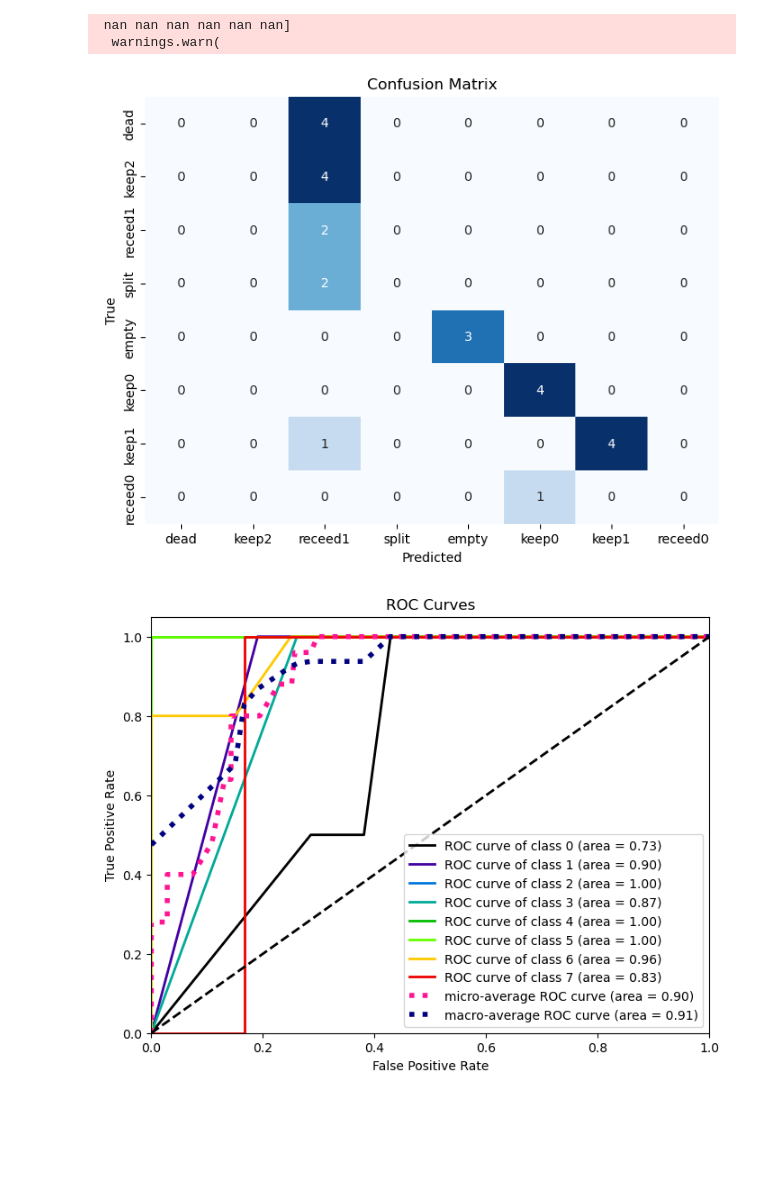
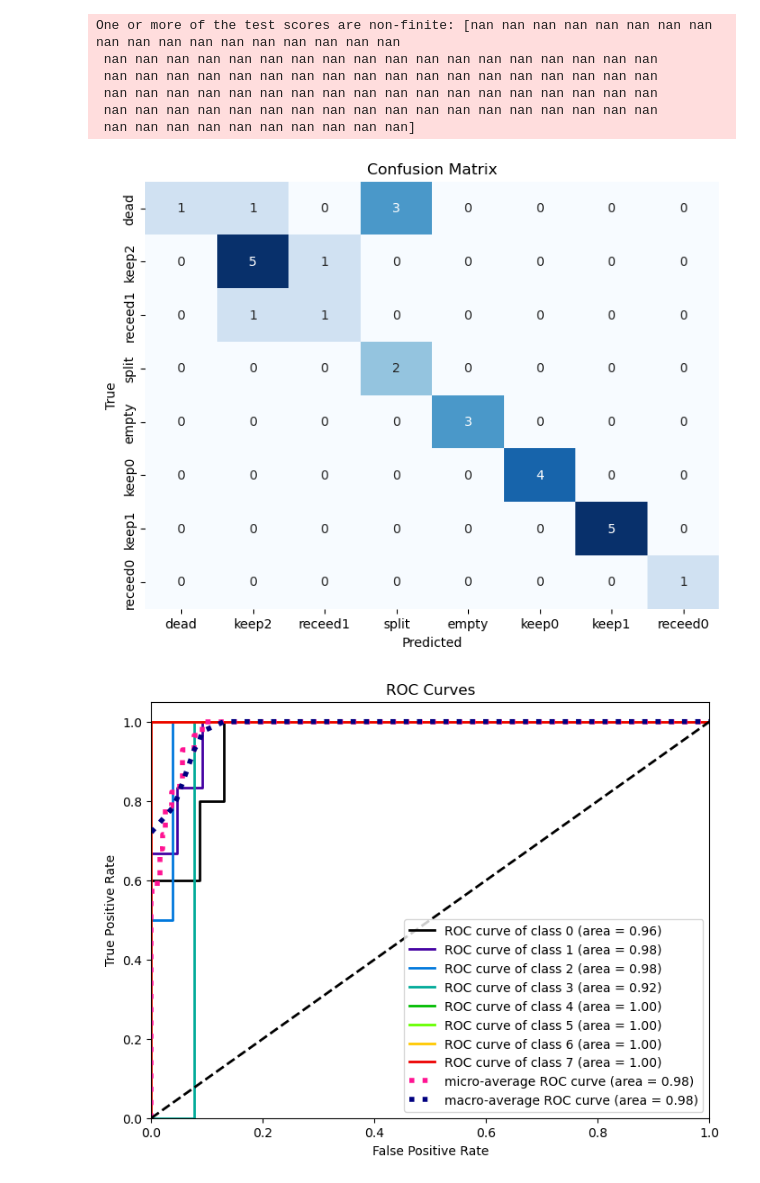
Before and after one commit to lguertle/organoids-project, a Jupyter notebook: notebooks/Random_forest_classifier.ipynb, the cells around one changed output. Drawn from its saved outputs; the diff is of its cells as text; code cells hidden in the pictures; blank space fills up the shorter version.

Commit message:
New F1-score results

```diff
--- a/notebooks/Random_forest_classifier.ipynb
+++ b/notebooks/Random_forest_classifier.ipynb
@@ -2,10 +2,10 @@
 from importlib import reload
 import utility
 reload(utility)
-from utility import get_hard_disk_path, load_data, run_gridsearch_random_forest, evaluate_gridsearch
+from utility import get_hard_disk_path, load_data, run_randomsearch_random_forest, evaluate_gridsearch
 
 X, y, unique_labels, label_mapping, _ = load_data(get_hard_disk_path())
-grid_search, X_test, y_test = run_gridsearch_random_forest(X, y, random_state=30)
+grid_search, X_test, y_test = run_randomsearch_random_forest(X, y, random_state=30)
 auc_score, best_params = evaluate_gridsearch(grid_search, X_test, y_test, unique_labels)
 print(f"ROC AUC Score: {auc_score}")
 print("Best Hyperparameters:")
@@ -18,4 +18,8 @@ Fitting 5 folds for each of 24 candidates, totalling 120 fits
- nan nan nan nan nan nan]
-  warnings.warn(
+One or more of the test scores are non-finite: [nan nan nan nan nan nan nan nan nan nan nan nan nan nan nan nan nan nan
+ nan nan nan nan nan nan nan nan nan nan nan nan nan nan nan nan nan nan
+ nan nan nan nan nan nan nan nan nan nan nan nan nan nan nan nan nan nan
+ nan nan nan nan nan nan nan nan nan nan nan nan nan nan nan nan nan nan
+ nan nan nan nan nan nan nan nan nan nan nan nan nan nan nan nan nan nan
+ nan nan nan nan nan nan nan nan nan nan]
-[figure, old version]
+[figure, new version]
-[figure, old version]
+[figure, new version]
```
Also changed, not shown: parts of 3 cells of this notebook, 6 other files.
